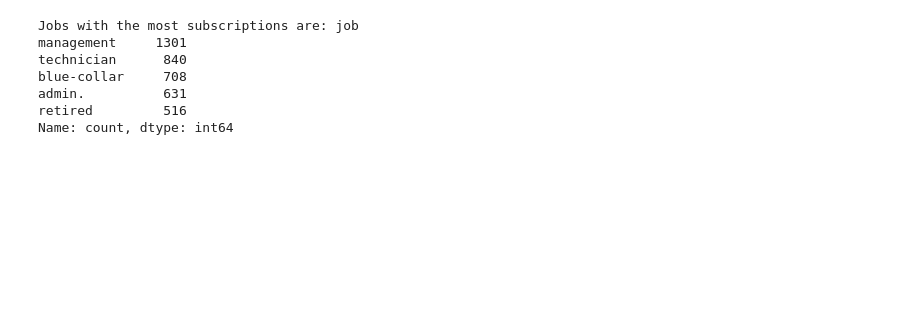
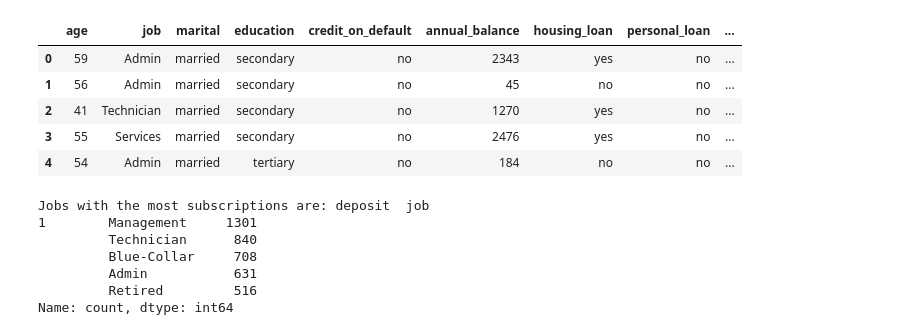
Before and after one commit to Lesego-1/Django-E-t-E-Project, a Jupyter notebook: myproject/notebooks/processing.ipynb, the cells around one changed output. Drawn from its saved outputs; the diff is of its cells as text; code cells hidden in the pictures; blank space fills up the shorter version.

```diff
--- a/myproject/notebooks/processing.ipynb
+++ b/myproject/notebooks/processing.ipynb
@@ -56,16 +175,25 @@ For example, when doing 'df[col].method(value, inplace=True)', try using 'df.met
+# %%
+X.head()
+# %% [output]
+|  | age | job | marital | education | credit_on_default | annual_balance | housing_loan | personal_loan | ... |
+| 0 | 59 | Admin | married | secondary | no | 2343 | yes | no | ... |
+| 1 | 56 | Admin | married | secondary | no | 45 | no | no | ... |
+| 2 | 41 | Technician | married | secondary | no | 1270 | yes | no | ... |
+| 3 | 55 | Services | married | secondary | no | 2476 | yes | no | ... |
+| 4 | 54 | Admin | married | tertiary | no | 184 | no | no | ... |
 # %%
-X['deposit'] = y  # Add y for grouping
+X['deposit'] = y  # Add y for grouping jobs with most subscriptions
 job_group = X.groupby(by=X['deposit'])  # Group X by target variable
-jobs_with_most_subs = job_group['job'].value_counts()[1][:5]  # Get top 5 jobs with the most subsciptions
+jobs_with_most_subs = job_group['job'].value_counts(ascending=False)[12:17]  # Get top 5 jobs with the most subsciptions
 
 print(f"Jobs with the most subscriptions are: {jobs_with_most_subs}")
 
-X.drop('deposit', axis=1, inplace=True)
+X.drop(columns=['contact_date', 'deposit', 'customer_id', 'sale'], axis=1, inplace=True)  # Remove unnecessary columns from dataset
 # %% [output]
-Jobs with the most subscriptions are: job
-management     1301
-technician      840
-blue-collar     708
-admin.          631
-retired         516
+Jobs with the most subscriptions are: deposit  job
+1        Management     1301
+         Technician      840
+         Blue-Collar     708
+         Admin           631
+         Retired         516
 Name: count, dtype: int64
```
Also changed, not shown: parts of 10 cells of this notebook, 32 other files.
